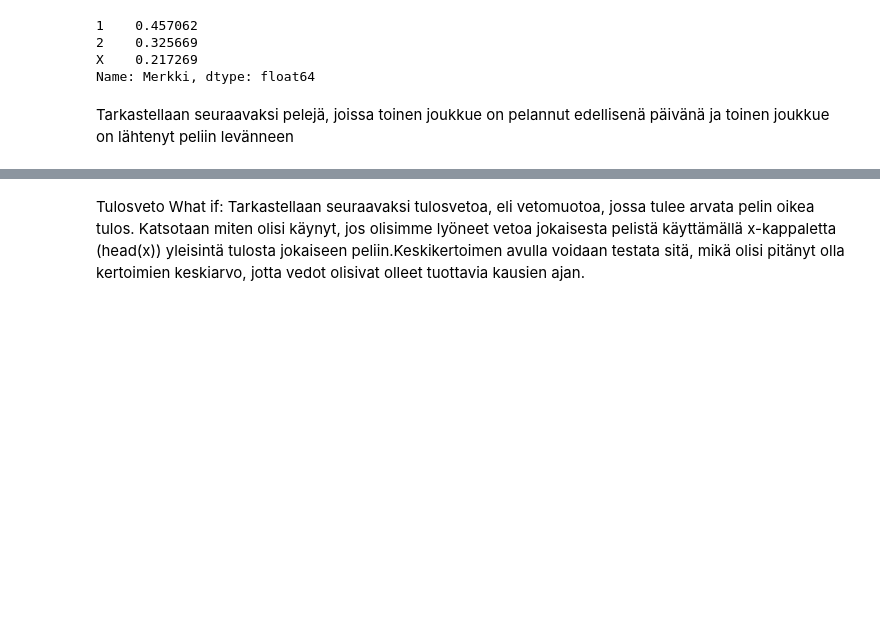
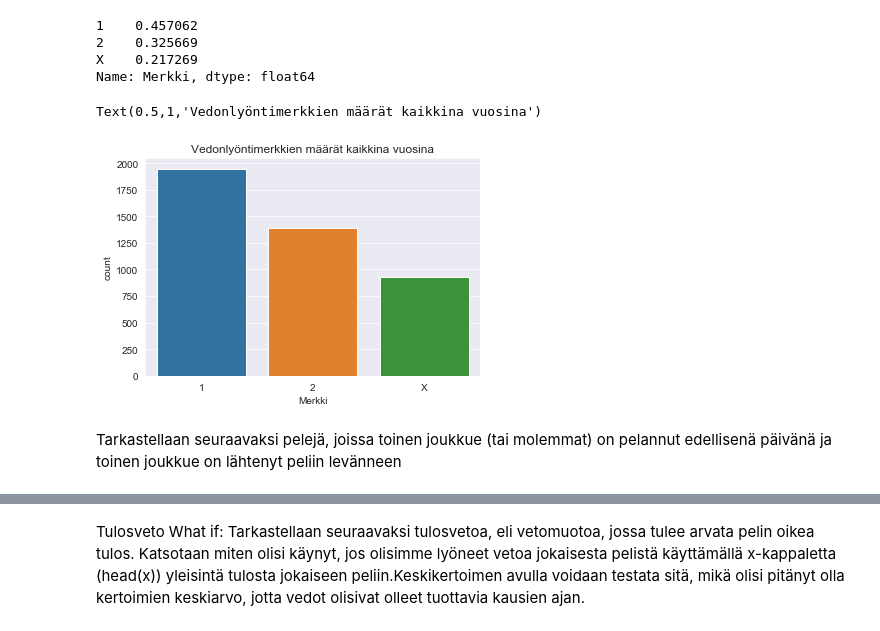
Before and after one commit to miquelmos/liiga-analyysi, a Jupyter notebook: Liiga-analyysi.ipynb, the cells around one changed output, grey strips where cells are left out. Cells and saved outputs as stored; diff of their text form; code cells hidden in the pictures; blank space fills up the shorter version.

```diff
--- a/Liiga-analyysi.ipynb
+++ b/Liiga-analyysi.ipynb
@@ -336,8 +341,14 @@ df.Merkki.value_counts(normalize=True)
 2    0.325669
 X    0.217269
 Name: Merkki, dtype: float64
+# %%
+sns.countplot(x='Merkki',data=df)
+plt.title('Vedonlyöntimerkkien määrät kaikkina vuosina')
+# %% [output]
+Text(0.5,1,'Vedonlyöntimerkkien määrät kaikkina vuosina')
+[figure, added]
 # %% [markdown]
-Tarkastellaan seuraavaksi pelejä, joissa toinen joukkue on pelannut edellisenä päivänä
+Tarkastellaan seuraavaksi pelejä, joissa toinen joukkue (tai molemmat) on pelannut edellisenä päivänä
 ja toinen joukkue on lähtenyt peliin levänneen
 # %%
 #Kotijoukkue levännyt, vierasjoukkue pelannut edellisenä päivänä
```
Also changed, not shown: parts of 9 cells of this notebook.
